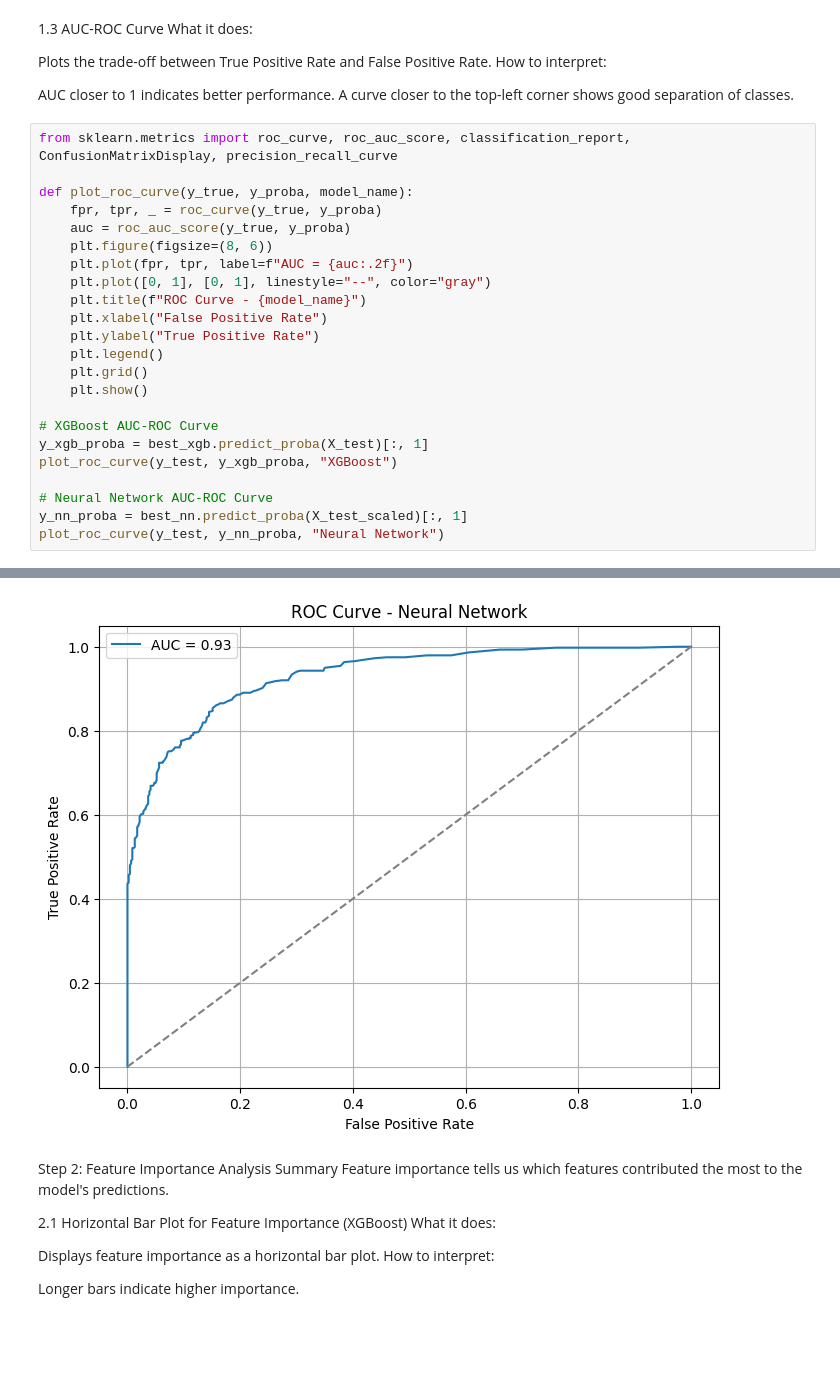
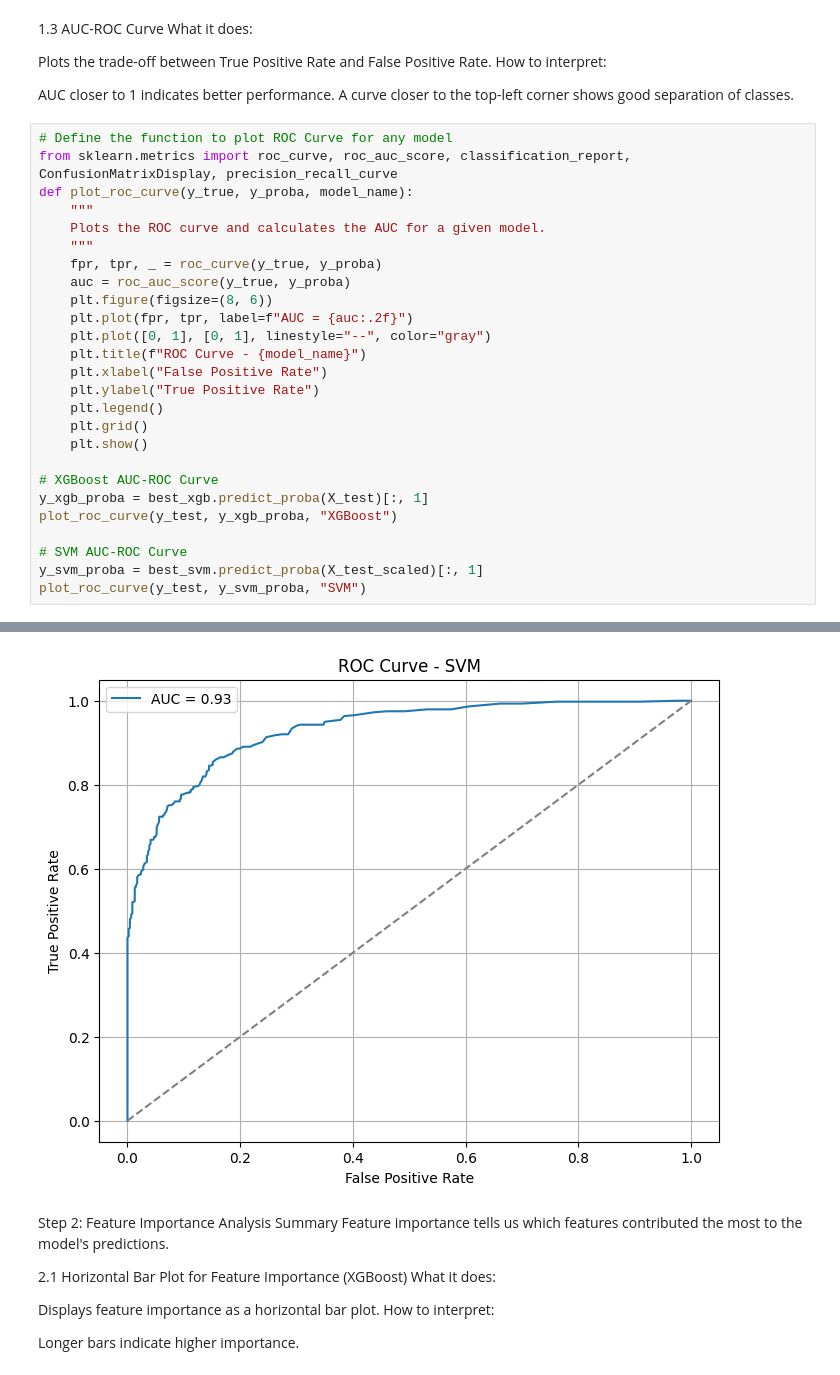
Before and after one commit to tabrezdn1/olympics-medal-prediction, a Jupyter notebook: main.ipynb, the cells around one changed output, grey strips where cells are left out. Cells and saved outputs as stored; diff of their text form; blank space fills up the shorter version.

Commit message:
Updated models for classification Task - Added new model and removed NN

```diff
--- a/main.ipynb
+++ b/main.ipynb
@@ -1370,31 +1462,34 @@ Plots the trade-off between True Positive Rate and False Positive Rate. How to i
 
 AUC closer to 1 indicates better performance. A curve closer to the top-left corner shows good separation of classes.
 # %%
+# Define the function to plot ROC Curve for any model
 from sklearn.metrics import roc_curve, roc_auc_score, classification_report, ConfusionMatrixDisplay, precision_recall_curve
-
 def plot_roc_curve(y_true, y_proba, model_name):
+    """
+    Plots the ROC curve and calculates the AUC for a given model.
+    """
     fpr, tpr, _ = roc_curve(y_true, y_proba)
     auc = roc_auc_score(y_true, y_proba)
     plt.figure(figsize=(8, 6))
     plt.plot(fpr, tpr, label=f"AUC = {auc:.2f}")
     plt.plot([0, 1], [0, 1], linestyle="--", color="gray")
     plt.title(f"ROC Curve - {model_name}")
     plt.xlabel("False Positive Rate")
     plt.ylabel("True Positive Rate")
     plt.legend()
     plt.grid()
     plt.show()
 
 # XGBoost AUC-ROC Curve
 y_xgb_proba = best_xgb.predict_proba(X_test)[:, 1]
 plot_roc_curve(y_test, y_xgb_proba, "XGBoost")
 
-# Neural Network AUC-ROC Curve
-y_nn_proba = best_nn.predict_proba(X_test_scaled)[:, 1]
-plot_roc_curve(y_test, y_nn_proba, "Neural Network")
+# SVM AUC-ROC Curve
+y_svm_proba = best_svm.predict_proba(X_test_scaled)[:, 1]
+plot_roc_curve(y_test, y_svm_proba, "SVM")
 # %% [output]
 [figure]
-[figure, old version]
+[figure, new version]
 # %% [markdown]
 Step 2: Feature Importance Analysis Summary Feature importance tells us which features contributed the most to the model's predictions.
 
```
Also changed, not shown: parts of 16 cells of this notebook.
